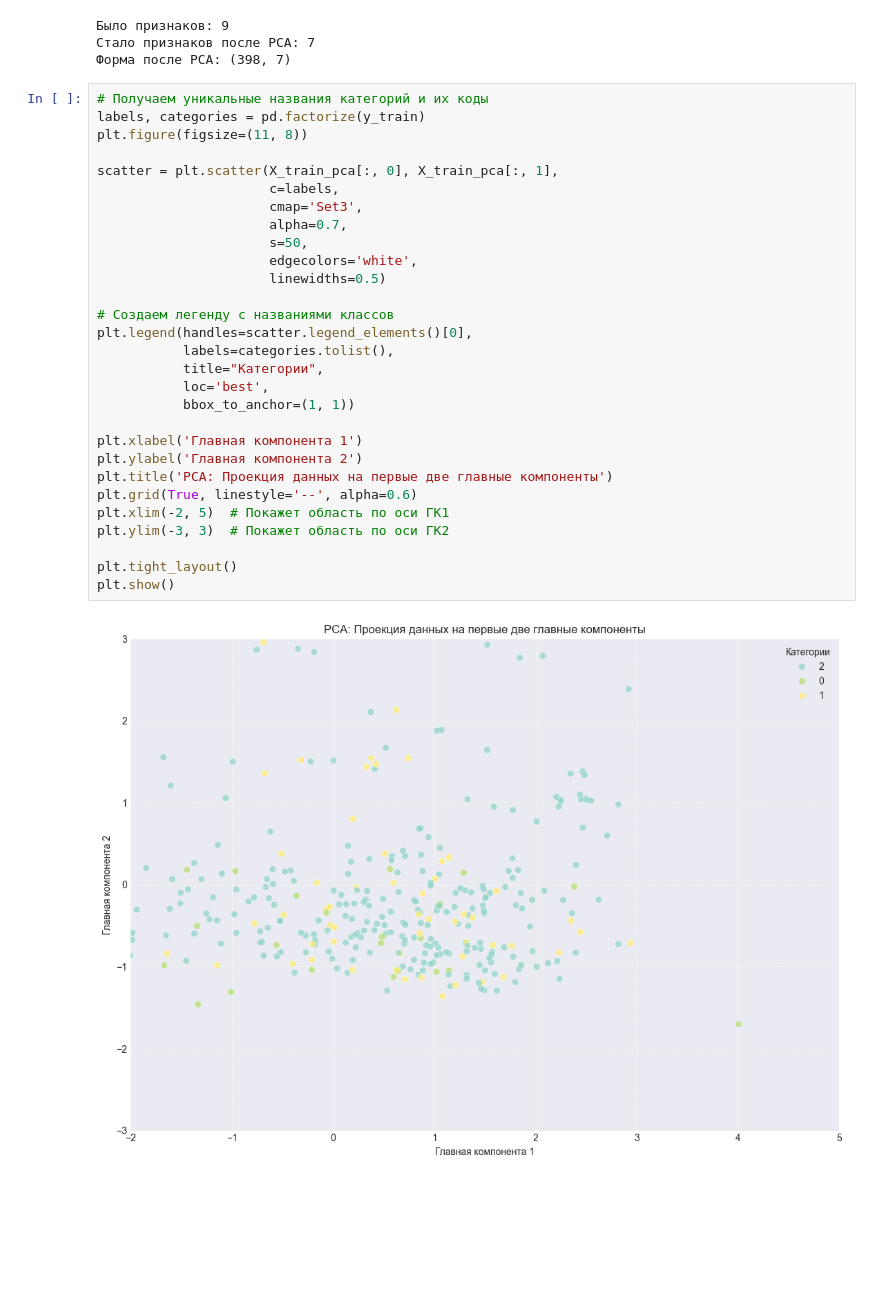
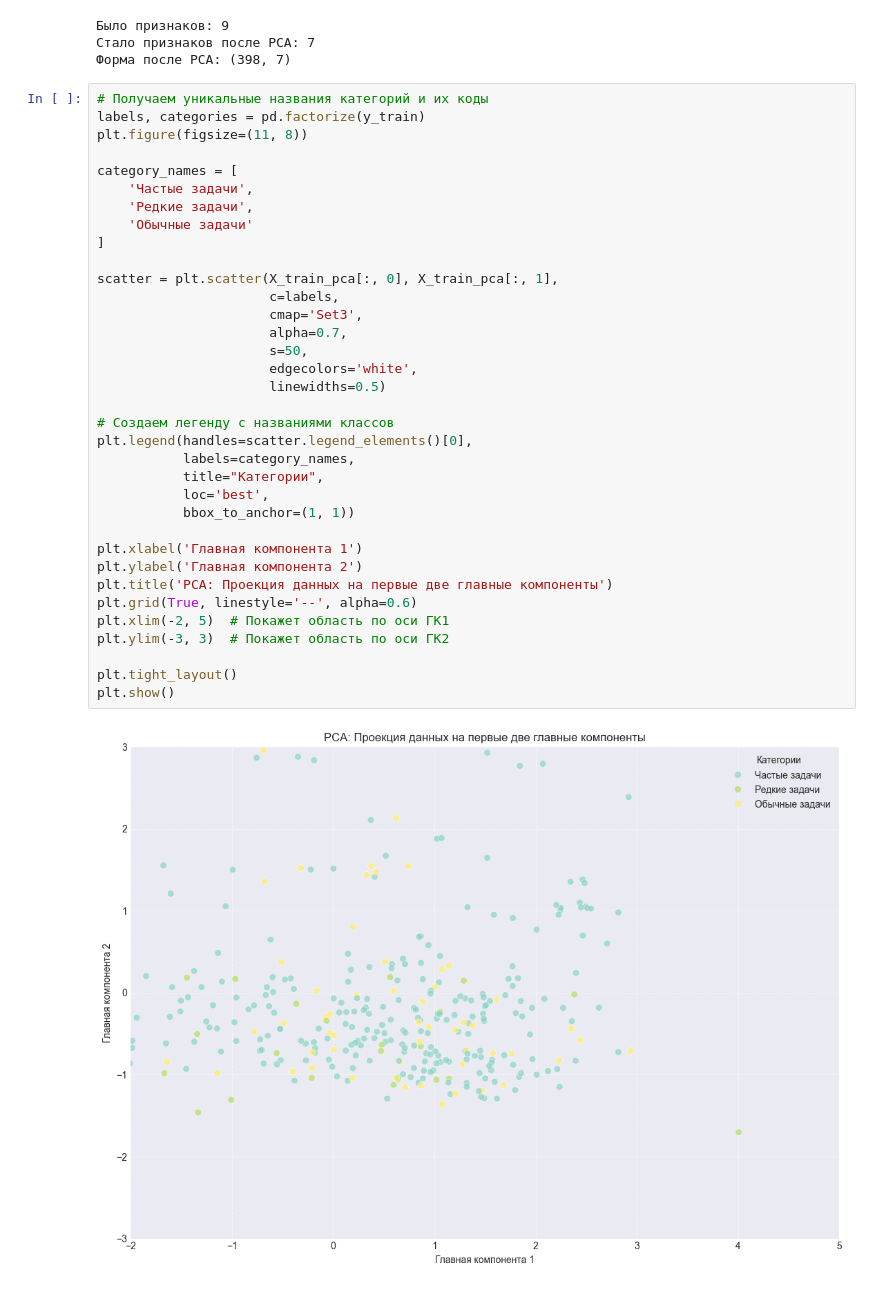
Before and after one commit to Ainur-Makhmutov/MAD-LABs, a Jupyter notebook: 4_laba.ipynb, the cells around one changed output. Saved outputs shown, nothing was run; the diff lists cells and outputs as text; blank space fills up the shorter version.

```diff
--- a/4_laba.ipynb
+++ b/4_laba.ipynb
@@ -145,31 +145,37 @@ print(f"Форма после PCA: {X_train_pca.shape}")
 # %%
 # Получаем уникальные названия категорий и их коды
 labels, categories = pd.factorize(y_train)
 plt.figure(figsize=(11, 8))
+
+category_names = [
+    'Частые задачи',
+    'Редкие задачи',
+    'Обычные задачи'
+]
 
 scatter = plt.scatter(X_train_pca[:, 0], X_train_pca[:, 1],
                       c=labels,
                       cmap='Set3',
                       alpha=0.7,
                       s=50,
                       edgecolors='white',
                       linewidths=0.5)
 
 # Создаем легенду с названиями классов
 plt.legend(handles=scatter.legend_elements()[0],
-           labels=categories.tolist(),
+           labels=category_names,
            title="Категории",
            loc='best',
            bbox_to_anchor=(1, 1))
 
 plt.xlabel('Главная компонента 1')
 plt.ylabel('Главная компонента 2')
 plt.title('PCA: Проекция данных на первые две главные компоненты')
 plt.grid(True, linestyle='--', alpha=0.6)
 plt.xlim(-2, 5)  # Покажет область по оси ГК1
 plt.ylim(-3, 3)  # Покажет область по оси ГК2
 
 plt.tight_layout()
 plt.show()
 # %% [output]
-[figure, old version]
+[figure, new version]
```
Also changed, not shown: parts of 5 cells of this notebook.
